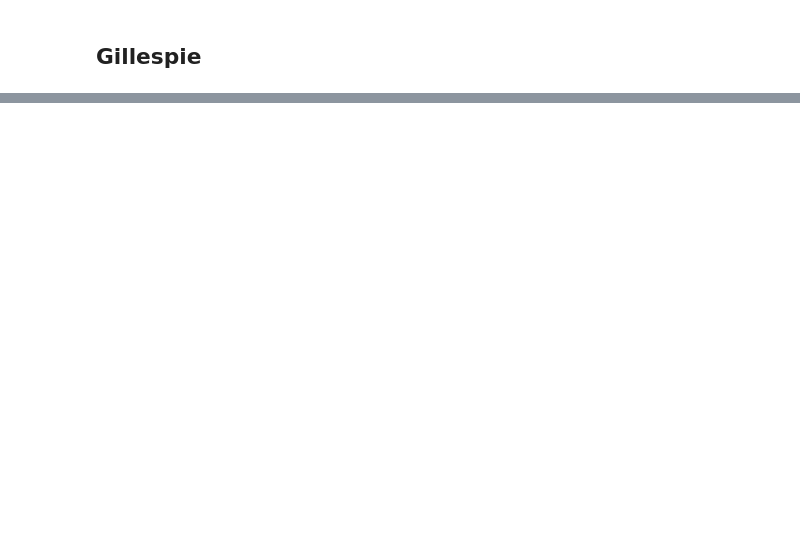
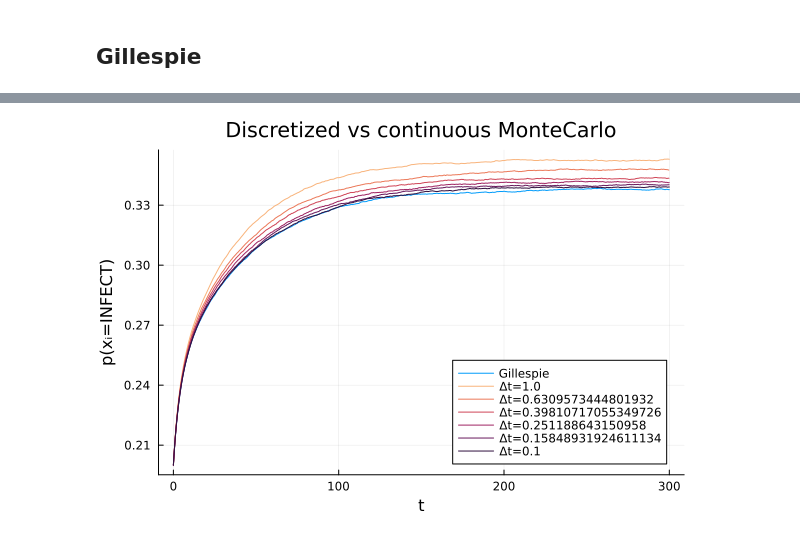
Before and after one commit to stecrotti/EternalDynamicCavity, a Jupyter notebook: aux/sis_montecarlo.ipynb, the cells around one changed output, grey strips where cells are left out. Cells and saved outputs as stored; diff of their text form; code cells hidden in the pictures; blank space fills up the shorter version.

```diff
--- a/aux/sis_montecarlo.ipynb
+++ b/aux/sis_montecarlo.ipynb
@@ -53,0 +74,19 @@ p_ss_cont = mean(m_gill[end-100:end])
+# %%
+Δts3 = Δts
+ps3 = ps;
+# %%
+Δts = vcat(Δts3, Δts2)
+ps = vcat(ps3, ps2);
+# %%
+using ColorSchemes
+cg = cgrad(:matter, length(Δts)+1, categorical=true)
+pl = plot(; xlabel="t", ylabel="p(xᵢ=INFECT)", title="Discretized vs continuous MonteCarlo")
+plot!(pl, 0:Δtplot:T, m_gill, label="Gillespie")
+for a in eachindex(Δts)
+    Δt = Δts[a]
+    p = ps[a]
+    plot!(pl, 0:Δt:T, p, label="Δt=$Δt", c=cg[a+1])
+end
+pl
+# %% [output]
+[figure, added]
```
Also changed, not shown: parts of 16 cells of this notebook, 3 other files.
